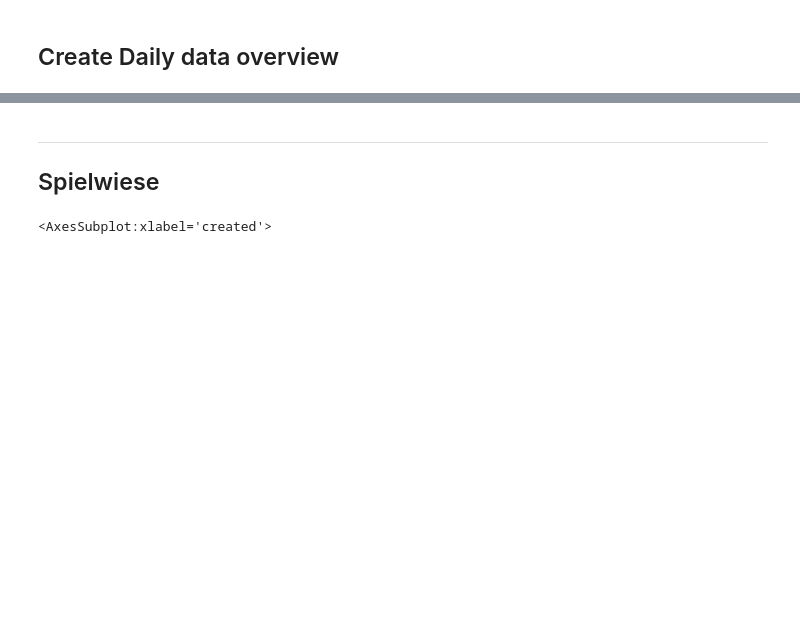
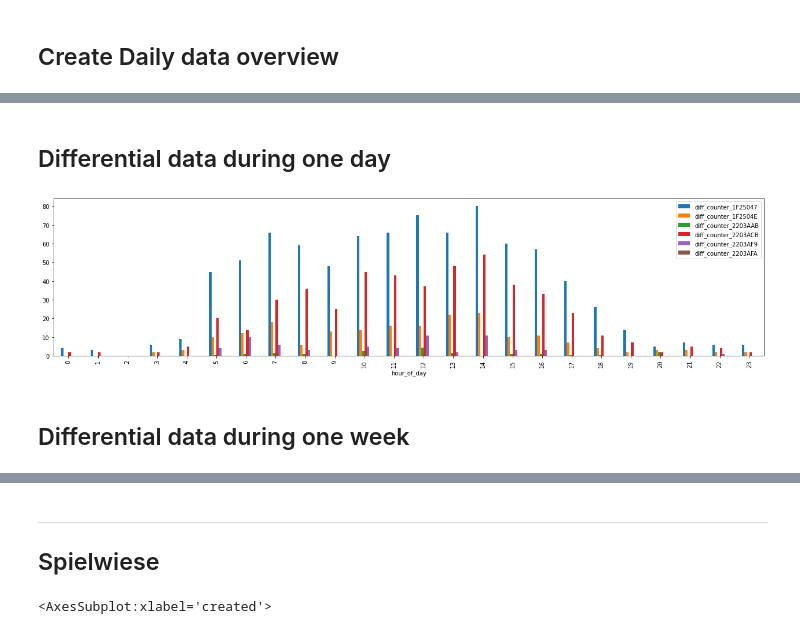
Before and after one commit to phyti1/ds_p4_kompotoi, a Jupyter notebook: Data_aquisition.ipynb, the cells around one changed output, grey strips where cells are left out. Saved outputs shown, nothing was run; the diff lists cells and outputs as text; code cells hidden in the pictures; blank space fills up the shorter version.

```diff
--- a/Data_aquisition.ipynb
+++ b/Data_aquisition.ipynb
@@ -487,0 +522,9 @@ message_data_wide[cum_columns].plot(x='created', figsize=(22, 5))
+# %%
+hours = message_data_wide['created'].dt.hour
+
+message_data_day = message_data_wide.groupby(hours).sum()
+message_data_day.reset_index(inplace = True)
+message_data_day.rename(columns = {'created': 'hour_of_day'}, inplace=True)
+
+# print(message_data_wide.isna().sum())
+message_data_day
@@ -504,0 +611,9 @@ ax = message_data_days[diff_columns].plot(kind = 'bar', x='created', figsize=(22
+# %% [markdown]
+## Differential data during one day
+# %%
+
+ax = message_data_day[get_sub_columns(True, 'hour_of_day')].plot(kind = 'bar', x='hour_of_day', figsize=(22,5))
+# %% [output]
+[figure, added]
+# %% [markdown]
+## Differential data during one week
```
Also changed, not shown: parts of 34 cells of this notebook.
